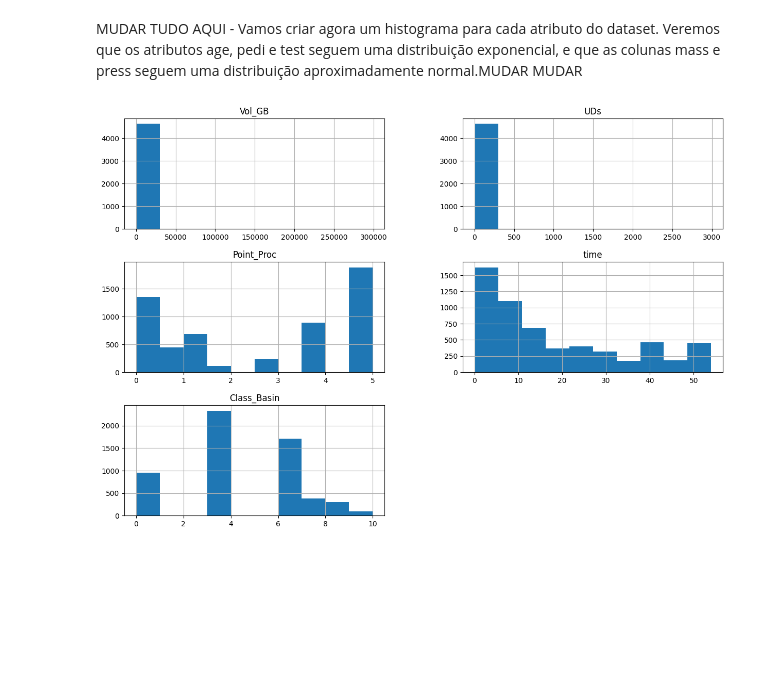
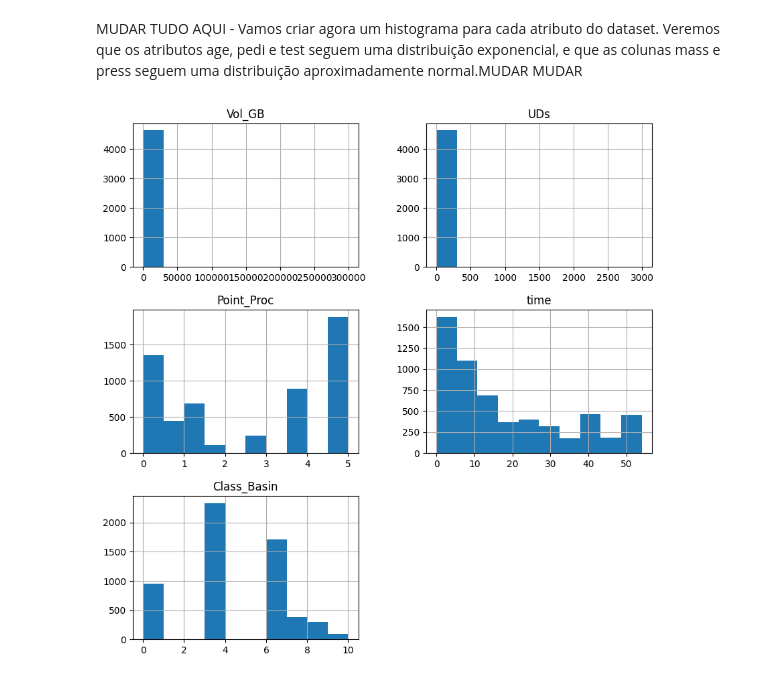
Before and after one commit to leoalexandre/MVP_ADBP, a Jupyter notebook: mvp_anp_seismic.ipynb, the cells around one changed output. Drawn from its saved outputs; the diff is of its cells as text; code cells hidden in the pictures; blank space fills up the shorter version.

```diff
--- a/mvp_anp_seismic.ipynb
+++ b/mvp_anp_seismic.ipynb
@@ -197,7 +195,7 @@ dtype: int64
 MUDAR TUDO AQUI - Vamos criar agora um histograma para cada atributo do dataset. Veremos que os atributos age, pedi e test seguem uma distribuição exponencial, e que as colunas mass e press seguem uma distribuição aproximadamente normal.MUDAR         MUDAR
 # %%
 # Histograma
-dataset.hist(figsize = (15,10))
+dataset.hist(figsize = (10,10))
 plt.show()
 # %% [output]
-[figure, old version]
+[figure, new version]
```
Also changed, not shown: parts of 6 cells of this notebook.
